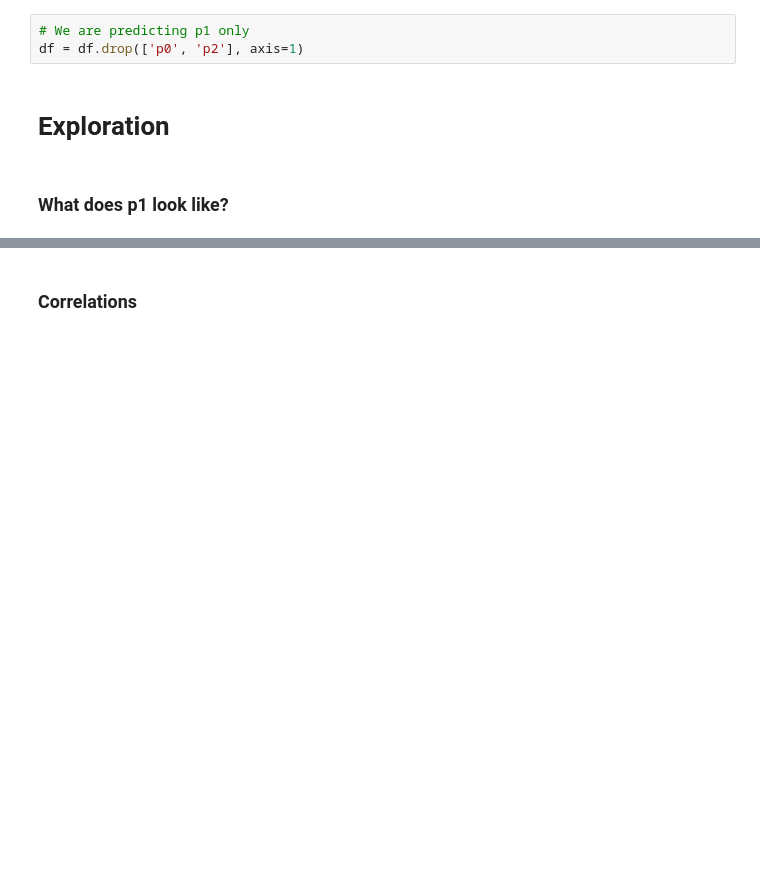
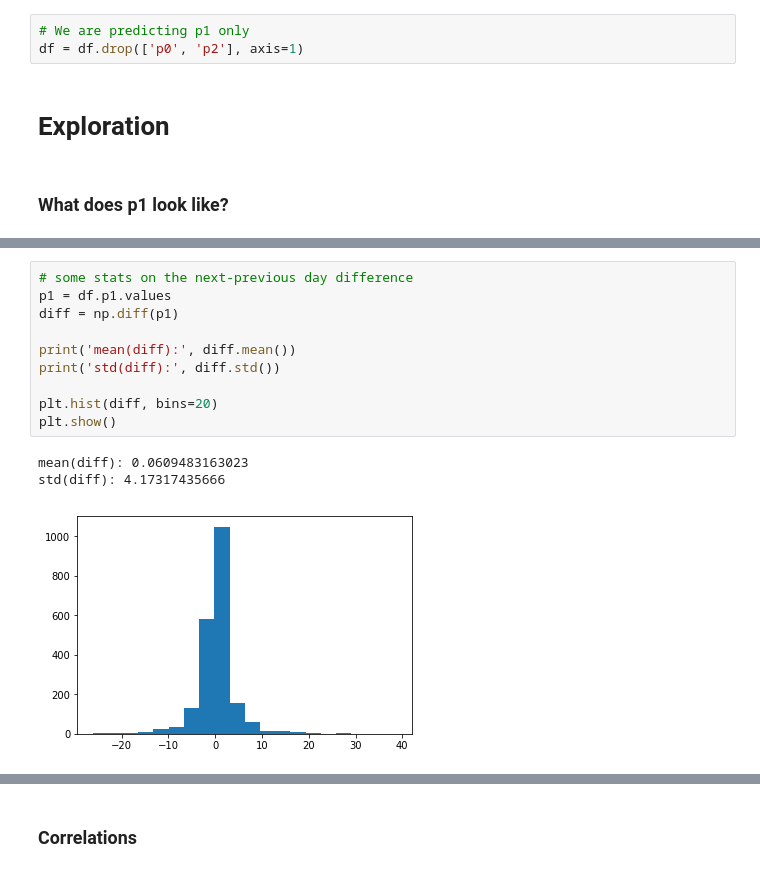
Before and after one commit to inesmezerreg/TimeSeries-Forecasting, a Jupyter notebook: exploration.ipynb, the cells around one changed output, grey strips where cells are left out. Saved outputs shown, nothing was run; the diff lists cells and outputs as text; blank space fills up the shorter version.

```diff
--- a/exploration.ipynb
+++ b/exploration.ipynb
@@ -111,0 +107,14 @@ plt.show()
+# %%
+# some stats on the next-previous day difference
+p1 = df.p1.values
+diff = np.diff(p1)
+
+print('mean(diff):', diff.mean())
+print('std(diff):', diff.std())
+
+plt.hist(diff, bins=20)
+plt.show()
+# %% [output]
+mean(diff): 0.0609483163023
+std(diff): 4.17317435666
+[figure, added]
```
Also changed, not shown: parts of 25 cells of this notebook.
